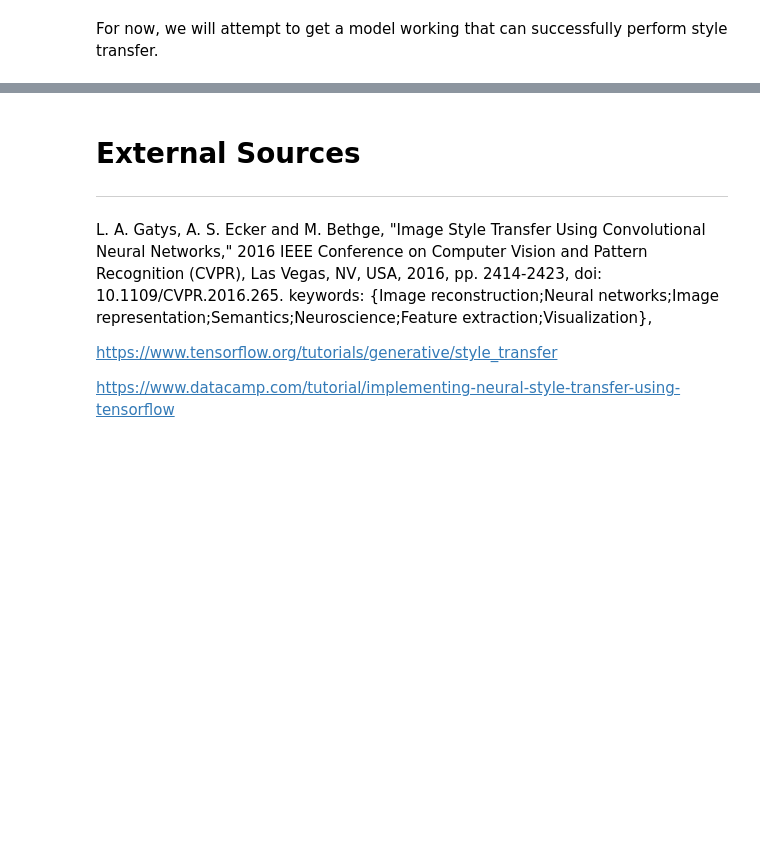
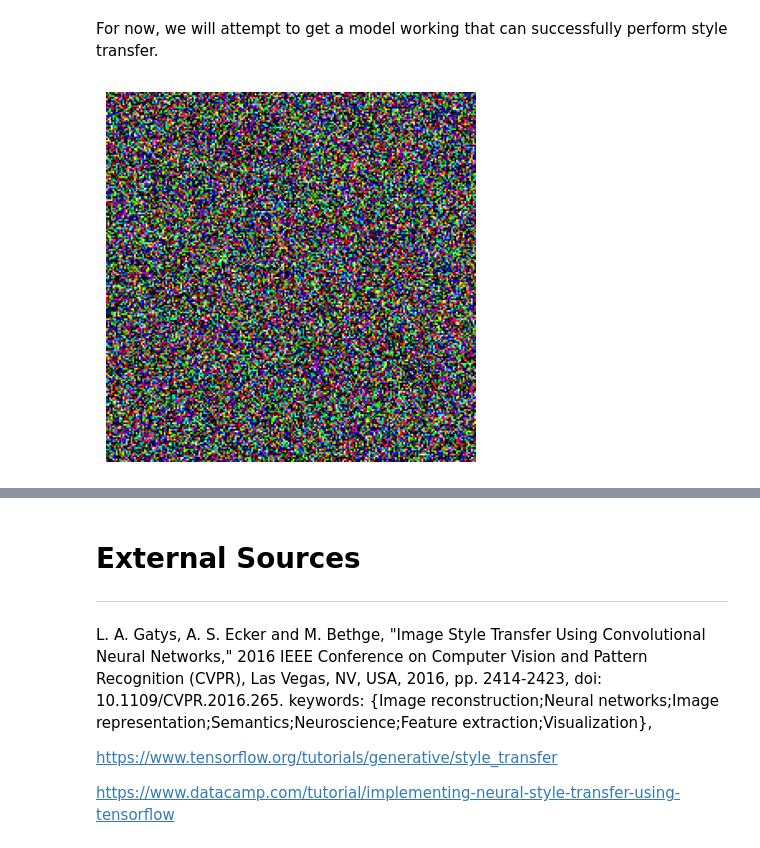
Before and after one commit to TrinityGahagen2K/neural-style-transfer-app, a Jupyter notebook: research_notebook.ipynb, the cells around one changed output, grey strips where cells are left out. Saved outputs shown, nothing was run; the diff lists cells and outputs as text; code cells hidden in the pictures; blank space fills up the shorter version.

Commit message:
More progress on modeling and understanding how to calculate the loss function, created gaussian noise image for generated image initialization

```diff
--- a/research_notebook.ipynb
+++ b/research_notebook.ipynb
@@ -376,0 +386,12 @@ def gram_matrix(input_tensor):
+# %%
+noise = np.random.normal(0, 1, (224, 224, 3)).astype(np.float32)
+
+def clip(image):
+    return tf.clip_by_value(image, clip_value_min=0, clip_value_max=1)
+
+initial_image = clip(tf.Variable(noise))
+
+plt.imshow(initial_image)
+plt.axis('off');
+# %% [output]
+[figure, added]
```
Also changed, not shown: parts of 11 cells of this notebook, 1 other file.
